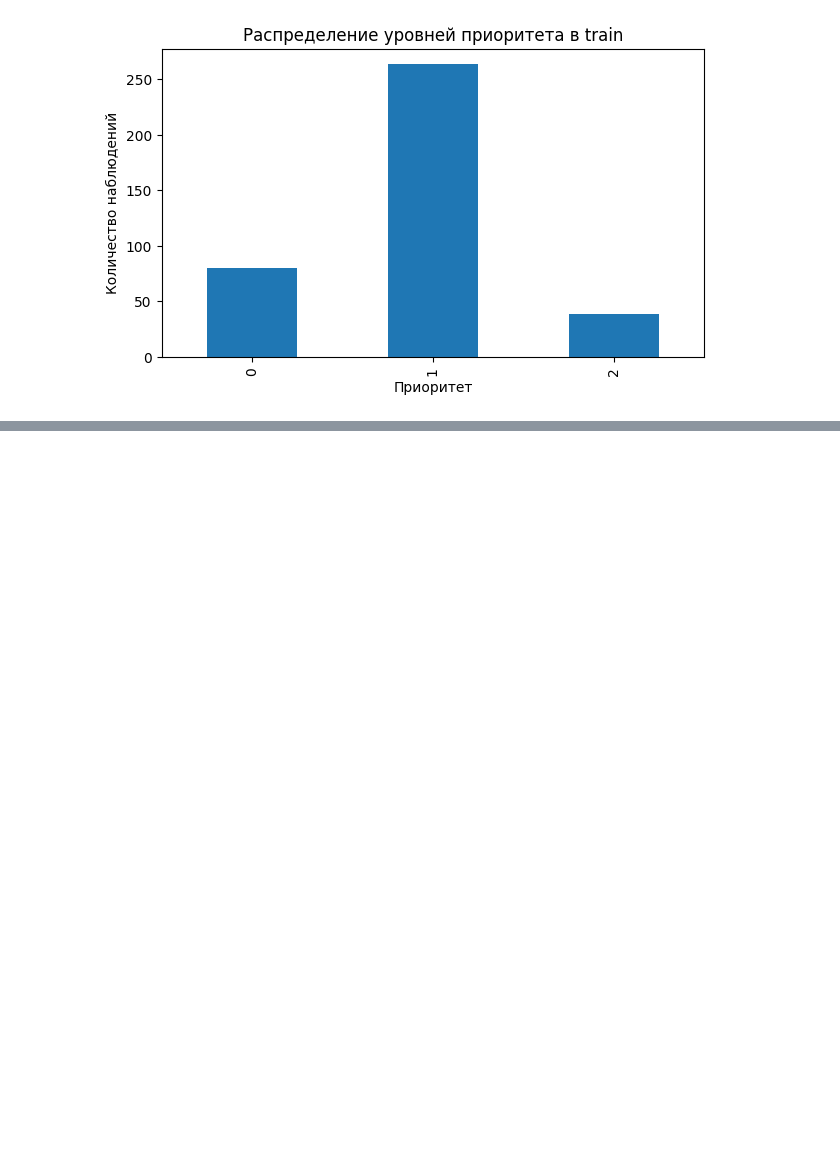
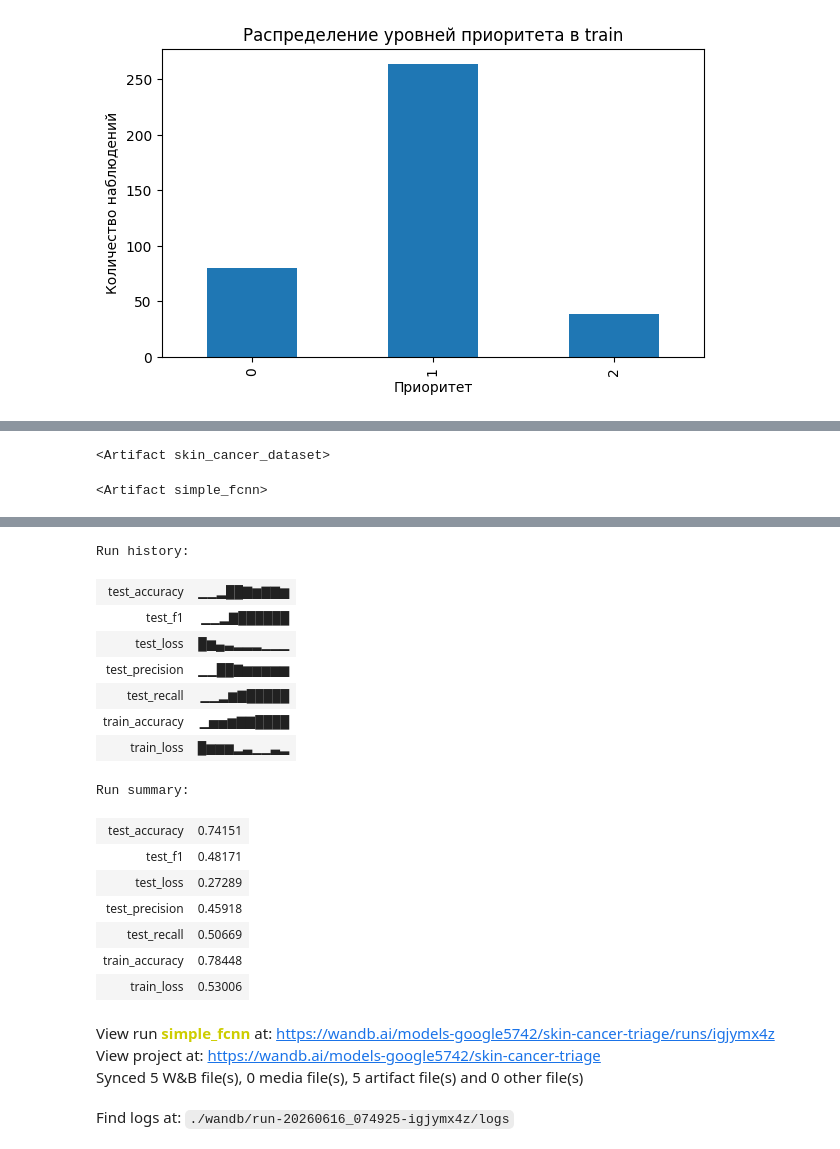
Before and after one commit to BairTekeev/Urent_gp_5, a Jupyter notebook: notebooks/таблички_EDA.ipynb, the cells around one changed output, grey strips where cells are left out. Cells and saved outputs as stored; diff of their text form; code cells hidden in the pictures; blank space fills up the shorter version.

```diff
--- a/notebooks/таблички_EDA.ipynb
+++ b/notebooks/таблички_EDA.ipynb
@@ -441,0 +771,17 @@ plt.show()
+# %%
+dataset_artifact = wandb.Artifact(name="skin_cancer_dataset", type="dataset")
+dataset_artifact.add_file("/content/train_metadata.csv")
+dataset_artifact.add_file("/content/test_metadata.csv")
+wandb.log_artifact(dataset_artifact)
+# %% [output]
+<Artifact skin_cancer_dataset>
+# %%
+torch.save(simple_model.state_dict(), "simple_fcnn.pt")
+artifact = wandb.Artifact("simple_fcnn", type="model")
+artifact.add_file("simple_fcnn.pt")
+wandb.log_artifact(artifact)
+# %% [output]
+<Artifact simple_fcnn>
+# %%
+wandb.finish() #https://docs.wandb.ai/models/ref/python/functions/finish
+# %% [output]
@@ -441,0 +789,20 @@ plt.show()
+Run history:
+| test_accuracy | ▁▁▂██▇▆▇▇▆ |
+| test_f1 | ▁▁▂▇██████ |
+| test_loss | █▆▄▃▂▂▂▁▁▁ |
+| test_precision | ▁▁██▇▆▆▆▆▆ |
+| test_recall | ▁▁▂▆▇█████ |
+| train_accuracy | ▁▅▅▆▇▇████ |
+| train_loss | █▆▆▆▂▃▁▁▃▂ |
+Run summary:
+| test_accuracy | 0.74151 |
+| test_f1 | 0.48171 |
+| test_loss | 0.27289 |
+| test_precision | 0.45918 |
+| test_recall | 0.50669 |
+| train_accuracy | 0.78448 |
+| train_loss | 0.53006 |
+View run simple_fcnn at: https://wandb.ai/models-google5742/skin-cancer-triage/runs/igjymx4z
+View project at: https://wandb.ai/models-google5742/skin-cancer-triage
+Synced 5 W&B file(s), 0 media file(s), 5 artifact file(s) and 0 other file(s)
+Find logs at: ./wandb/run-20260616_074925-igjymx4z/logs
```
Also changed, not shown: parts of 34 cells of this notebook.
